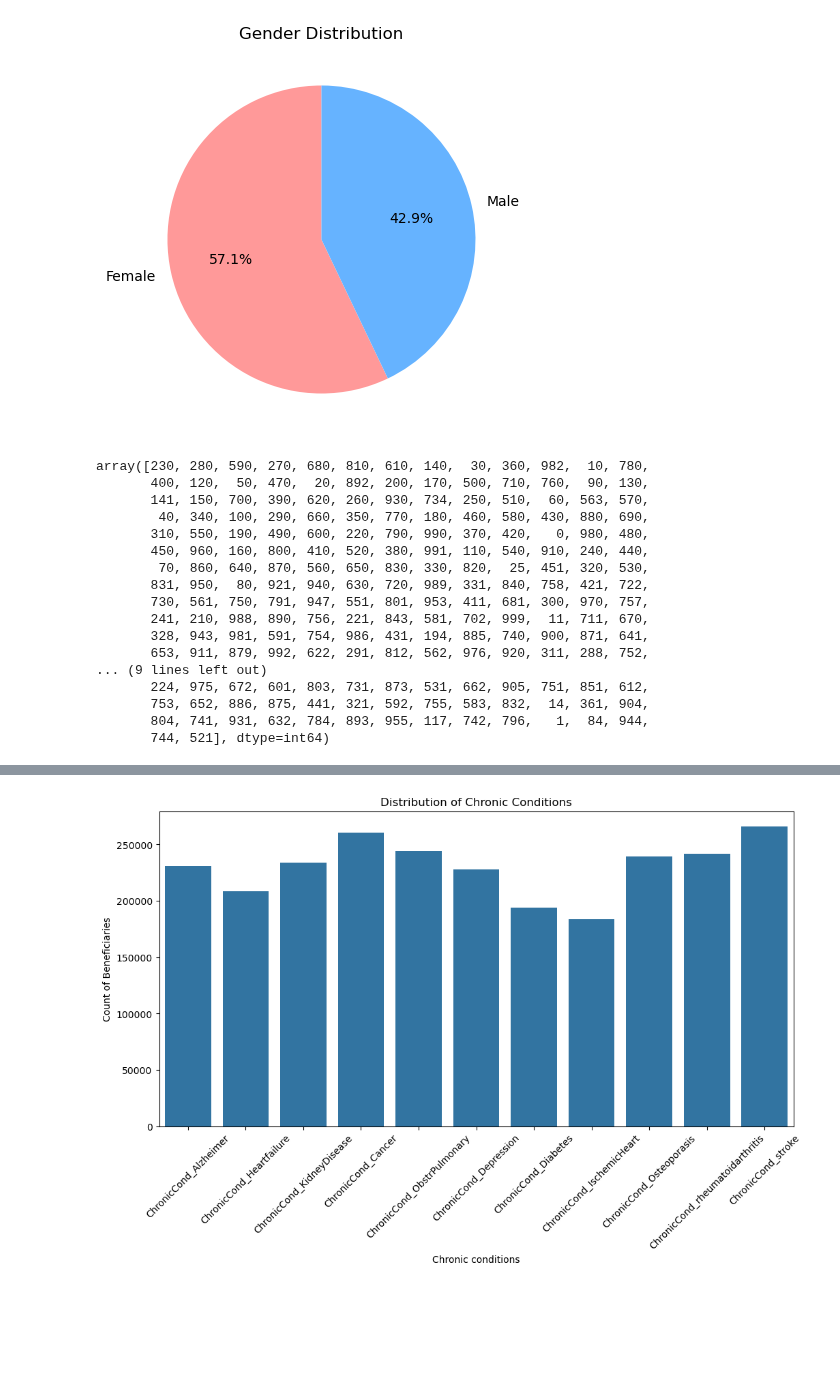
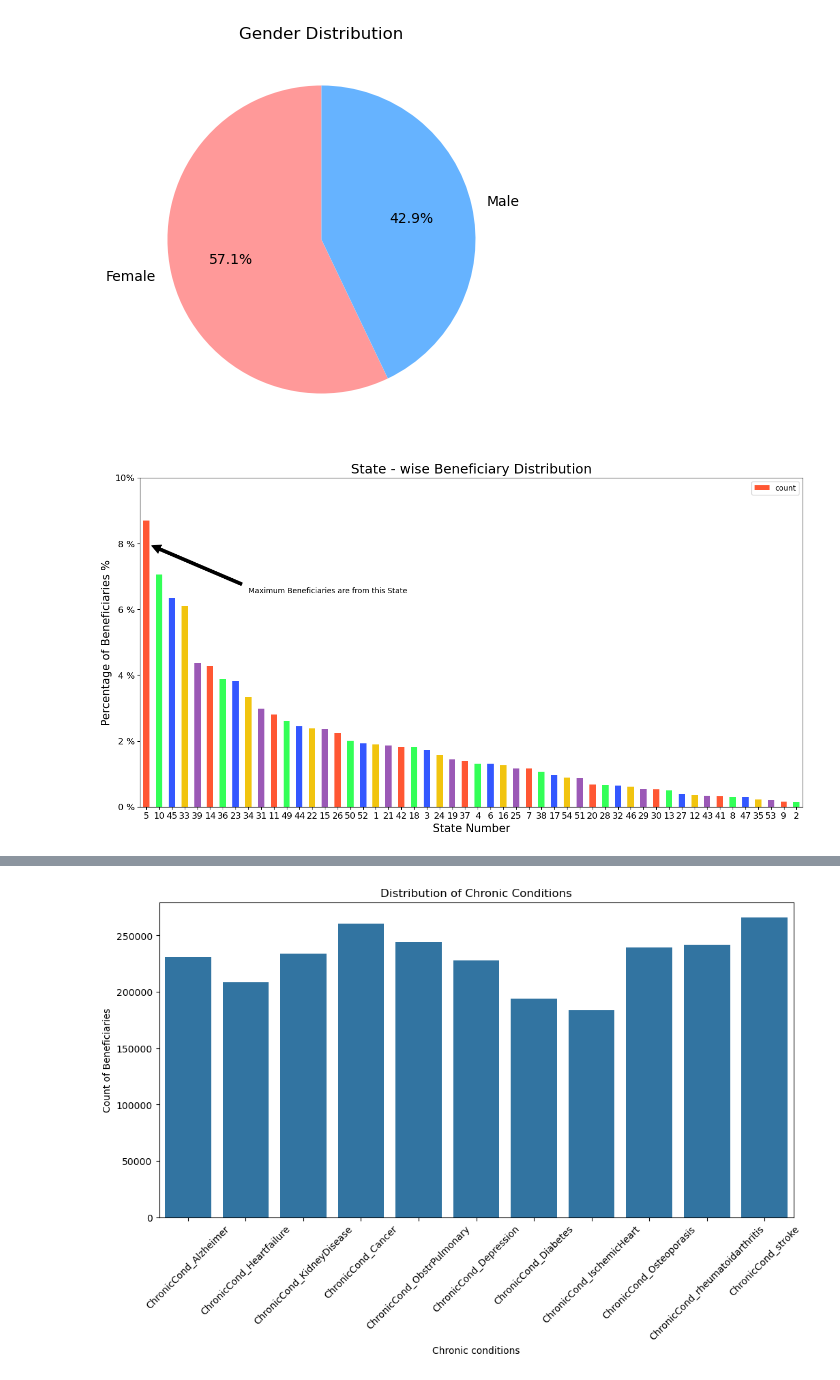
Before and after one commit to Chuma-Gqola/Exploring-_healthcare, a Jupyter notebook: Healthcare_Fraud_Detection.ipynb, the cells around one changed output, grey strips where cells are left out. Cells and saved outputs as stored; diff of their text form; code cells hidden in the pictures; blank space fills up the shorter version.

```diff
--- a/Healthcare_Fraud_Detection.ipynb
+++ b/Healthcare_Fraud_Detection.ipynb
@@ -265,23 +582,24 @@ plt.show()
 # %% [output]
 [figure]
 # %%
-df_beneficiary['County']
+#PLotting the frequencies of Statewise beneficiaries
+count_States = pd.value_counts(train_beneficiary['State'], sort = True)
+#print("Percent Distribution of Beneficieries per state:- \n",count_States*100/len(Train_Beneficiarydata))
+
+#Drawing a barplot
+colors = ['#FF5733', '#33FF57', '#3357FF', '#F1C40F', '#9B59B6']
+(count_States*100/len(train_beneficiary)).plot(kind = 'bar', rot=0,figsize=(16,8),fontsize=12,legend=True,color=colors)
+
+#Giving titles and labels to the plot
+
+plt.annotate('Maximum Beneficiaries are from this State', xy=(0.01,8), xytext=(8, 6.5),
+             arrowprops=dict(facecolor='black', shrink=0.05))
+
+plt.yticks(np.arange(0,12,2), ('0 %','2 %', '4 %', '6 %', '8 %', '10%'))
+plt.title("State - wise Beneficiary Distribution",fontsize=18)
+plt.xlabel("State Number",fontsize=15)
+plt.ylabel("Percentage of Beneficiaries "'%',fontsize=15)
+plt.show()
 # %% [output]
-array([230, 280, 590, 270, 680, 810, 610, 140,  30, 360, 982,  10, 780,
-       400, 120,  50, 470,  20, 892, 200, 170, 500, 710, 760,  90, 130,
-       141, 150, 700, 390, 620, 260, 930, 734, 250, 510,  60, 563, 570,
-        40, 340, 100, 290, 660, 350, 770, 180, 460, 580, 430, 880, 690,
-       310, 550, 190, 490, 600, 220, 790, 990, 370, 420,   0, 980, 480,
-       450, 960, 160, 800, 410, 520, 380, 991, 110, 540, 910, 240, 440,
-        70, 860, 640, 870, 560, 650, 830, 330, 820,  25, 451, 320, 530,
-       831, 950,  80, 921, 940, 630, 720, 989, 331, 840, 758, 421, 722,
-       730, 561, 750, 791, 947, 551, 801, 953, 411, 681, 300, 970, 757,
-       241, 210, 988, 890, 756, 221, 843, 581, 702, 999,  11, 711, 670,
-       328, 943, 981, 591, 754, 986, 431, 194, 885, 740, 900, 871, 641,
-       653, 911, 879, 992, 622, 291, 812, 562, 976, 920, 311, 288, 752,
-... (9 lines left out)
-       224, 975, 672, 601, 803, 731, 873, 531, 662, 905, 751, 851, 612,
-       753, 652, 886, 875, 441, 321, 592, 755, 583, 832,  14, 361, 904,
-       804, 741, 931, 632, 784, 893, 955, 117, 742, 796,   1,  84, 944,
-       744, 521], dtype=int64)
+[figure, added]
 # %%
```
Also changed, not shown: parts of 61 cells of this notebook.
